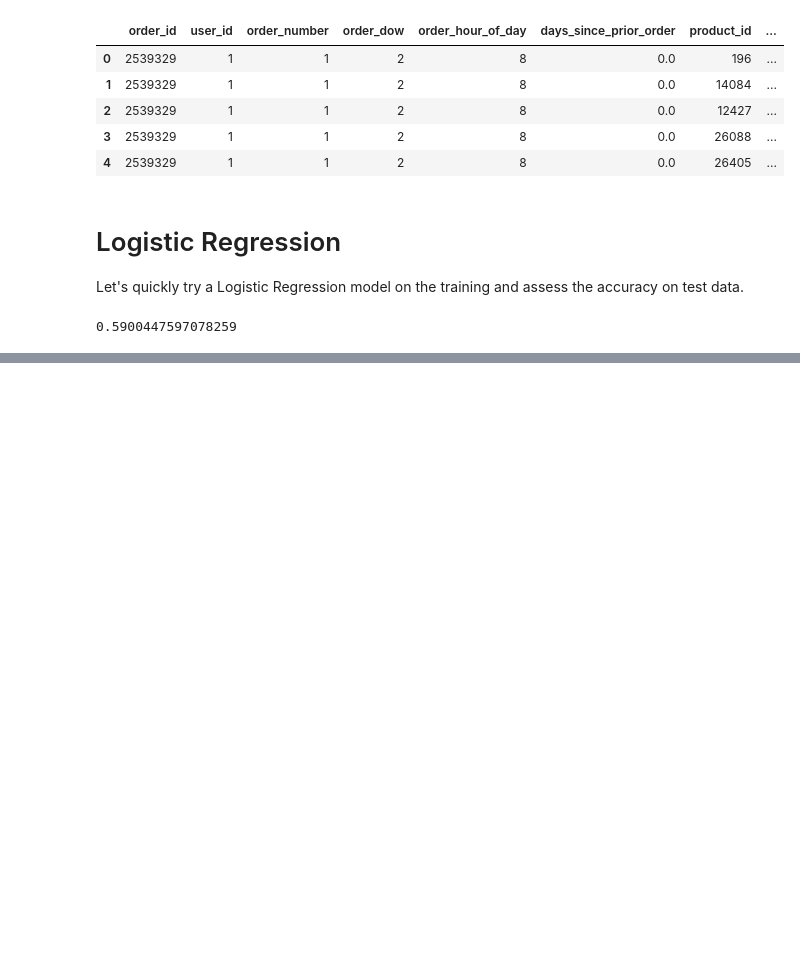
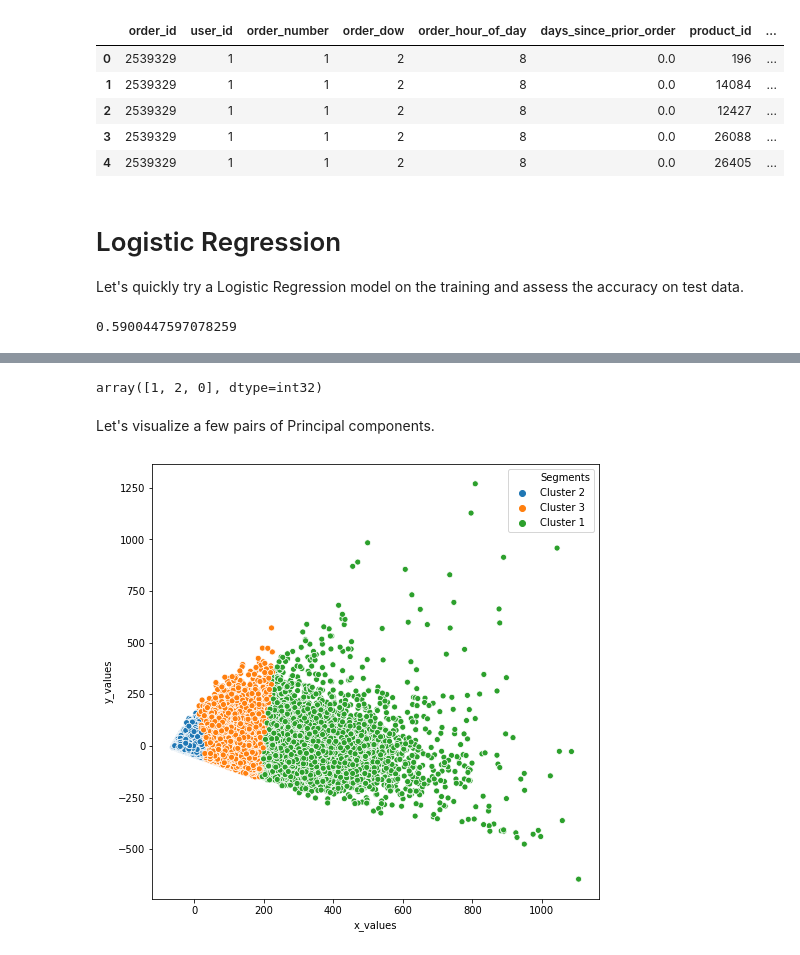
Before and after one commit to KrithikaJayaraman/Instacart-Market-Basket-Analysis, a Jupyter notebook: Instacart Market Basket Analysis Python Project.ipynb, the cells around one changed output, grey strips where cells are left out. Saved outputs shown, nothing was run; the diff lists cells and outputs as text; code cells hidden in the pictures; blank space fills up the shorter version.

```diff
--- a/Instacart Market Basket Analysis Python Project.ipynb
+++ b/Instacart Market Basket Analysis Python Project.ipynb
@@ -643,0 +826,4 @@ We see that Gradient Boosting Classifier performs better than Logistic Regressio
+# %%
+#Model Build
+kmeansmodel = KMeans(n_clusters= 3, init='k-means++', random_state=5)
+kmeansmodel.fit(pca_samples)
@@ -643,0 +834,5 @@ We see that Gradient Boosting Classifier performs better than Logistic Regressio
+# %%
+# Concat pca_samples with original cust_prod dataframe
+cust_prod_pca_kmeans = pd.concat([cust_prod.reset_index(drop = True), pd.DataFrame(pca_samples)], axis=1)
+
+cust_prod_pca_kmeans.columns.values[-4:] = ['PC1', 'PC2', 'PC3', 'PC4']
@@ -643,0 +848,5 @@ We see that Gradient Boosting Classifier performs better than Logistic Regressio
+# %%
+# Concat cluster labels to the original cust_prod dataframe
+cust_prod_pca_kmeans = cust_prod_pca_kmeans.assign(Cluster = kmeansmodel.labels_)
+
+cust_prod_pca_kmeans.head()
@@ -643,0 +860,23 @@ We see that Gradient Boosting Classifier performs better than Logistic Regressio
+# %%
+cust_prod_pca_kmeans.Cluster.unique()
+# %% [output]
+array([1, 2, 0], dtype=int32)
+# %%
+cust_prod_pca_kmeans['Segments'] = cust_prod_pca_kmeans['Cluster'].map({0: 'Cluster 1', 1 : 'Cluster 2', 2 : 'Cluster 3'})
+# %% [markdown]
+Let's visualize a few pairs of Principal components.
+# %%
+
+fig = plt.figure(figsize=(8,8))
+colors = ['orange','purple','green']
+x = cust_prod_pca_kmeans['PC1']
+y = cust_prod_pca_kmeans['PC2']
+sns.scatterplot(x, y, hue= cust_prod_pca_kmeans['Segments'])
+
+
+plt.xlabel('x_values')
+plt.ylabel('y_values')
+plt.legend()
+plt.show()
+# %% [output]
+[figure, added]
```
Also changed, not shown: parts of 49 cells of this notebook.
